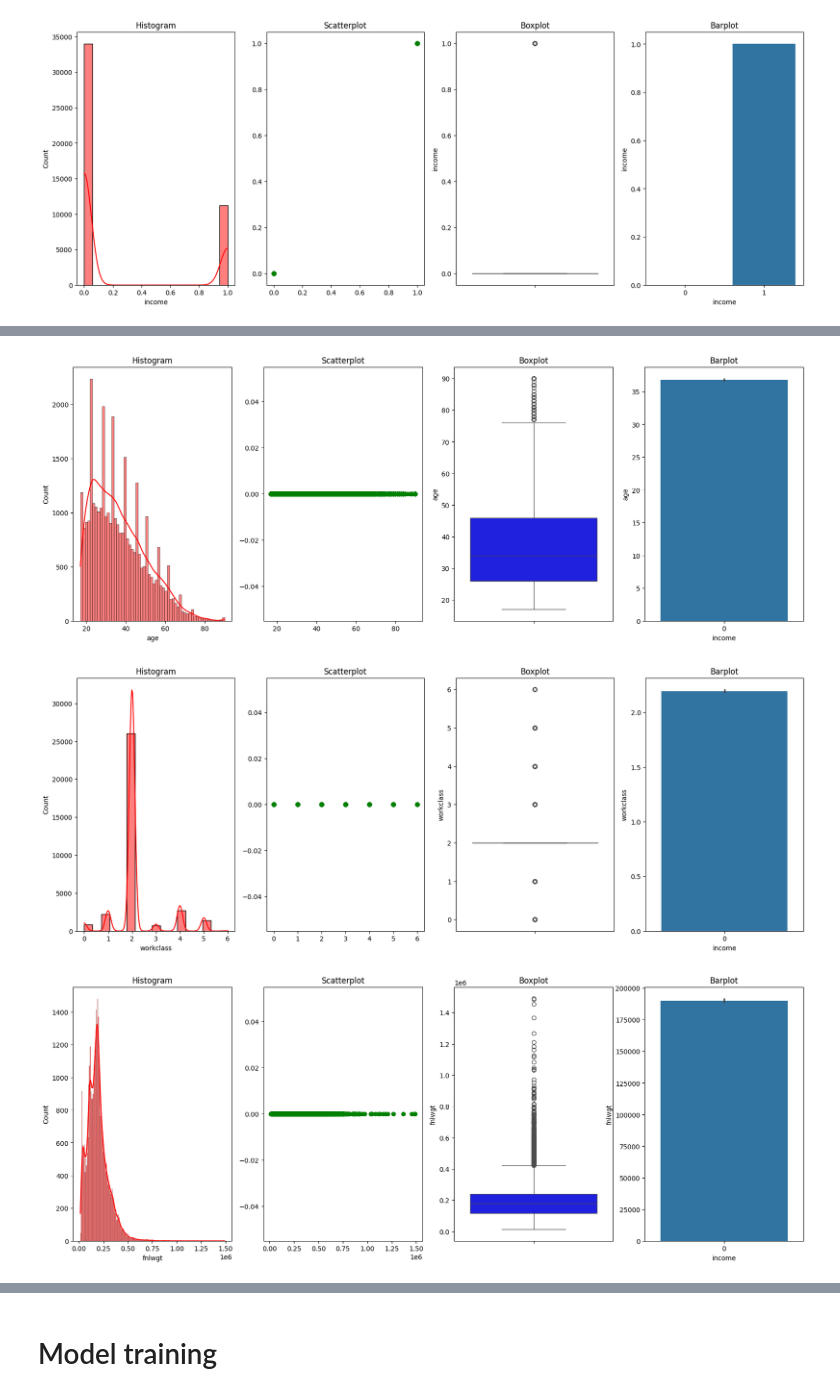
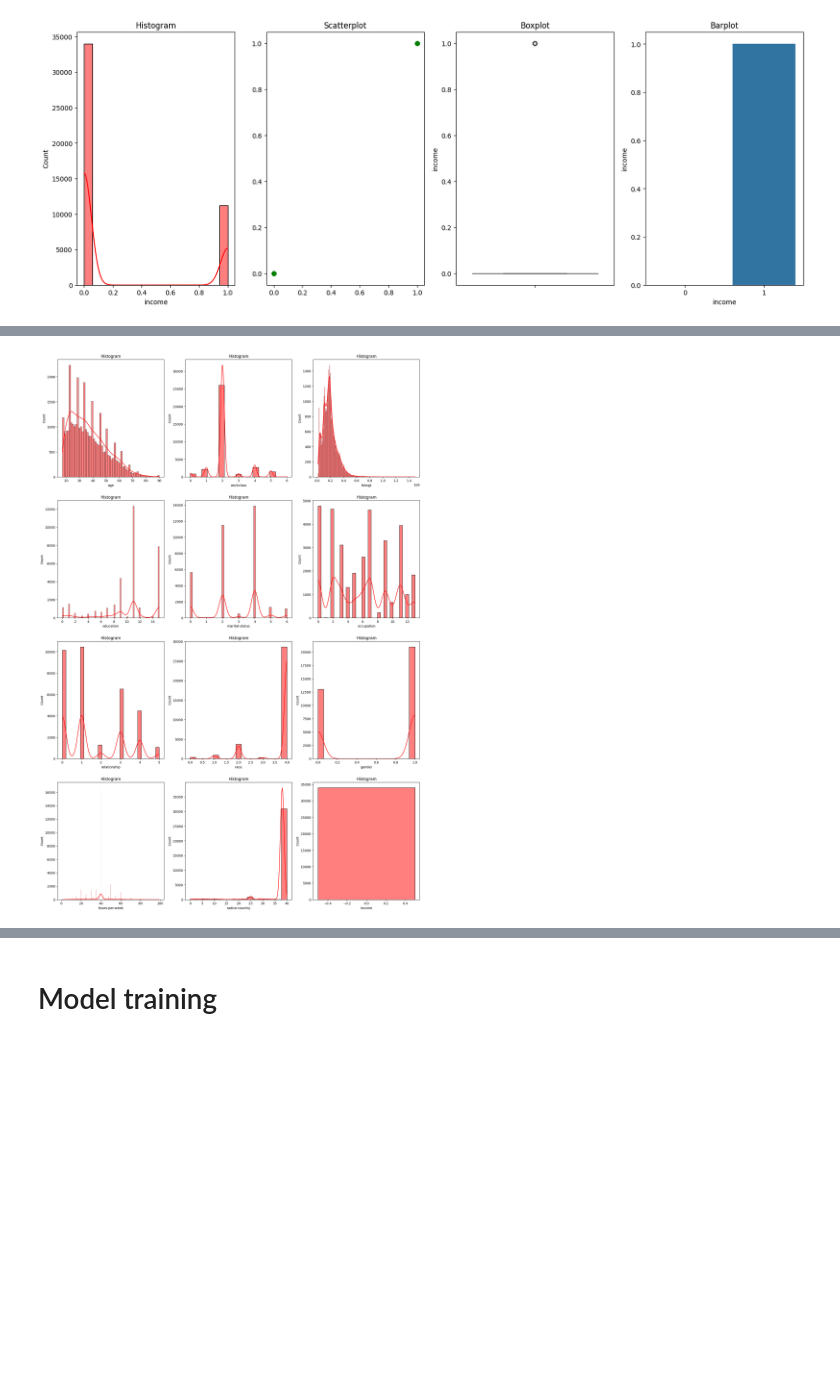
Before and after one commit to benedikt57/XAI_KNN, a Jupyter notebook: adult-income-k-nearest-neighbors-knn.ipynb, the cells around one changed output, grey strips where cells are left out. Cells and saved outputs as stored; diff of their text form; code cells hidden in the pictures; blank space fills up the shorter version.

```diff
--- a/adult-income-k-nearest-neighbors-knn.ipynb
+++ b/adult-income-k-nearest-neighbors-knn.ipynb
@@ -383,6 +381,12 @@ for col in df1:
 [figure]
 # %%
 df_income_gt_50k = df1[df1['income'] == 1]
+i = 1
+plt.figure(figsize=(20, 30))
 for col in df_income_gt_50k:
-    diagnostic_plots(df_income_gt_50k,col,'income')
+    # histogram
+    plt.subplot(4, 3, i)
+    i += 1
+    sns.histplot(df_income_gt_50k[col], kde = True,color='r')
+    plt.title('Histogram')
 # %% [output]
@@ -401,8 +394,12 @@ for col in df_income_gt_50k:
 # %%
 df_income_le_50k = df1[df1['income'] == 0]
+i = 1
+plt.figure(figsize=(20, 30))
 for col in df_income_le_50k:
-    diagnostic_plots(df_income_le_50k,col,'income')
+    # histogram
+    plt.subplot(4, 3, i)
+    i += 1
+    sns.histplot(df_income_le_50k[col], kde = True,color='r')
+    plt.title('Histogram')
 # %% [output]
-[figure, old version]
+[figure, new version]
-[figure, removed]
-[figure, removed]
```
Also changed, not shown: parts of 26 cells of this notebook.
